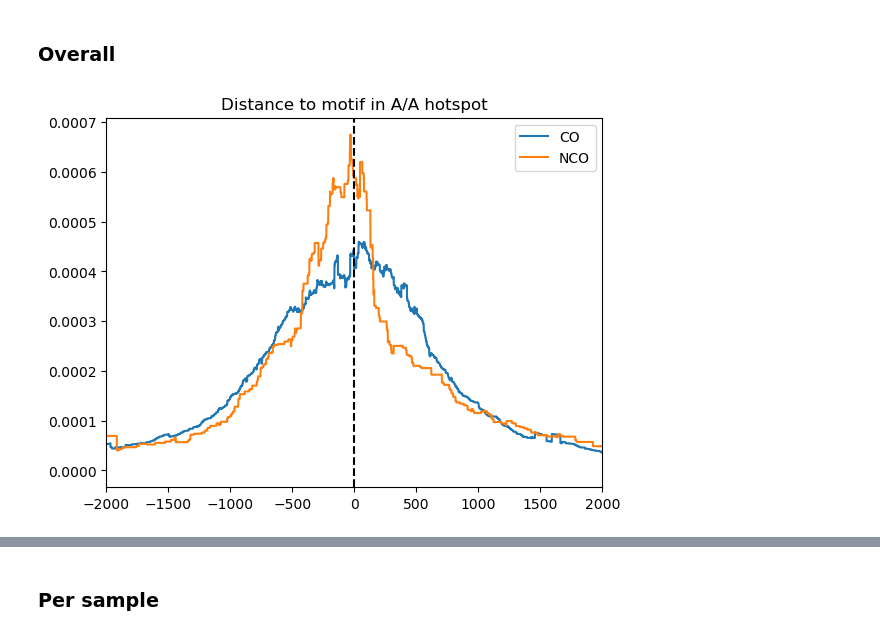
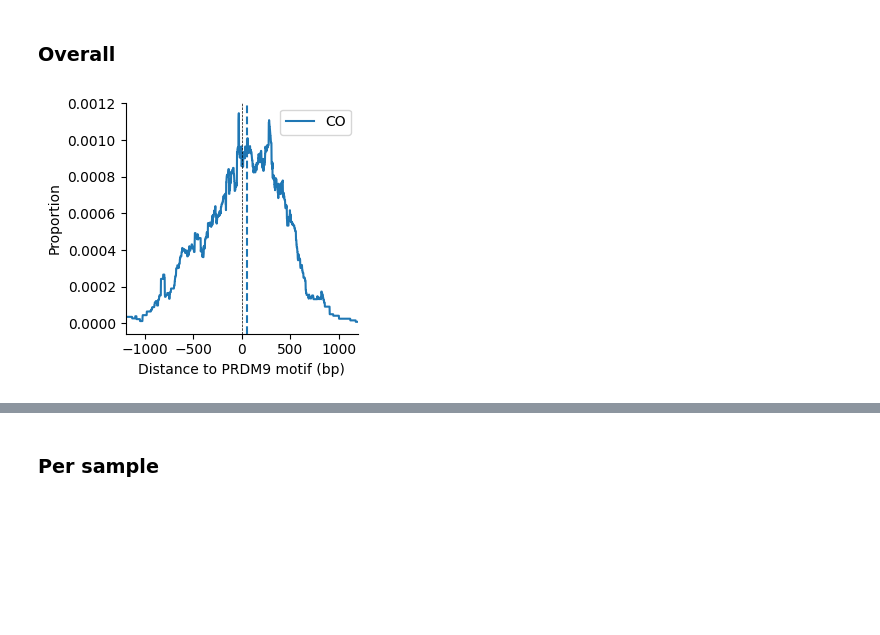
Before and after one commit to regevs/recombination, a Jupyter notebook: notebooks/20240427_CO_vs_NCO.ipynb, the cells around one changed output, grey strips where cells are left out. Cells and saved outputs as stored; diff of their text form; code cells hidden in the pictures; blank space fills up the shorter version.

```diff
--- a/notebooks/20240427_CO_vs_NCO.ipynb
+++ b/notebooks/20240427_CO_vs_NCO.ipynb
@@ -6,6 +6,8 @@ import numpy as np
 import pandas as pd
 import matplotlib as mpl
 import matplotlib.pyplot as plt
+plt.rcParams['pdf.use14corefonts'] = True
+
 import matplotlib.ticker as ticker
 import numba
 import numba.typed
@@ -48,3 +50,0 @@ from src import liftover, annotate, diagnostics, inference
-# %%
-aut_chrom_names = [f"chr{i}" for i in list(range(1, 23))]
-chrom_names = aut_chrom_names + ["chrX", "chrY"]
@@ -122,5 +69,6 @@ Wall time: 6.13 s
 # %%
-dense_reads_df = (reads_df
+%%time
+dense_reads_with_detection_df = (reads_df
     .select(
         'read_name',
         'read_length',
@@ -157,8 +105,15 @@ dense_reads_df = (reads_df
         'CL4_heat',
         'CL4_motif_strand',
         'is_high_quality_read',
+        "high_quality_classification_class",
+        "snp_positions_on_read",
+        "idx_transitions",
+        "high_quality_classification_in_detectable_class",
+        "H3K4me3_signal_mean",
+        "CTCF_signal_mean",
     )
-    .filter(pl.col("high_quality_snp_positions").list.len() >= 5)
+    .filter(pl.col("high_quality_snp_positions").list.len() >= 3)
     .filter("is_high_quality_read")
     .filter(pl.col("CO_active_interval_crossover_prob") > 0)
+    .collect()
 )
@@ -362,30 +493,60 @@ plt.xlabel("Active interval genetic length $log_{10}$(cM)");
 # %% [markdown]
 ### Overall
 # %%
+fig, ax = plt.subplots(figsize=(3, 3))
+
 xs, H_CO = inference.calculate_motif_distance_histogram(
     (CO_NCO_df
-        .filter(pl.col("high_quality_detected_class") == "CO")
+        .filter(pl.col("high_quality_classification_in_detectable_class") == "CO")
         .filter(pl.col("AA_motif_center_pos").is_not_null())
     ),
     "AA_motif_center_pos",
     "AA_motif_strand",
+    grch38_recombining_interval_threshold=500,
 )
 
 xs, H_NCO = inference.calculate_motif_distance_histogram(
     (CO_NCO_df
-        .filter(pl.col("high_quality_detected_class") == "NCO")
+        .filter(pl.col("high_quality_classification_in_detectable_class") == "NCO")
         .filter(pl.col("AA_motif_center_pos").is_not_null())
     ),
     "AA_motif_center_pos",
     "AA_motif_strand",
+    grch38_recombining_interval_threshold=1000,
 )
 
+z = len(xs)//2
+center_xs = xs[z-2000:z+2000]
+center_H_CO = H_CO[z-2000:z+2000]
+center_H_CO /= center_H_CO.sum()
 
-plt.plot(xs, H_CO, label="CO");
-plt.plot(xs, H_NCO, label="NCO");
-plt.title("Distance to motif in A/A hotspot");
-plt.xlim(-2000,2000);
-plt.axvline(0, color="black", ls="--");
-plt.legend();
+n_reads = len(CO_NCO_df
+    .filter(pl.col("high_quality_classification_in_detectable_class") == "CO")
+    .filter(pl.col("AA_motif_center_pos").is_not_null())
+)
+
+est_mode = estimate_mode(np.concatenate([[x]*int(cnt) for x, cnt in zip(center_xs, n_reads*center_H_CO) if cnt]), p=50, k=500)
+est_median = np.median(np.concatenate([[x]*int(cnt) for x, cnt in zip(center_xs, n_reads*center_H_CO) if cnt]))
+
+smoothed_H_CO = scipy.ndimage.uniform_filter1d(H_CO, 500)
+
+ax.plot(xs, H_CO, label="CO", color=CO_color);
+#ax.plot(xs, smoothed_H_CO, label="CO (smooth)", color="C1");
+
+
+
+#plt.plot(xs, H_NCO, label="NCO");
+#plt.title("Distance to motif in A/A hotspot");
+ax.set_xlabel("Distance to PRDM9 motif (bp)");
+
+ax.set_xlim(-1200,1200);
+ax.axvline(est_median, color=CO_color, ls="--");
+ax.axvline(0, color="black", ls="--", lw=0.5, alpha=1);
+ax.spines[['right', 'top']].set_visible(False)
+ax.set_xlabel("Distance to PRDM9 motif (bp)");
+ax.set_ylabel("Proportion");
+ax.legend(loc="upper right");
+
+fig.savefig("/nfs/treeoflife-01/teams/tola/users/rs42/git/sperm/figures/co_dist_to_motif.pdf")
 # %% [output]
-[figure, old version]
+[figure, new version]
```
Also changed, not shown: parts of 64 cells of this notebook, 33 other files.
